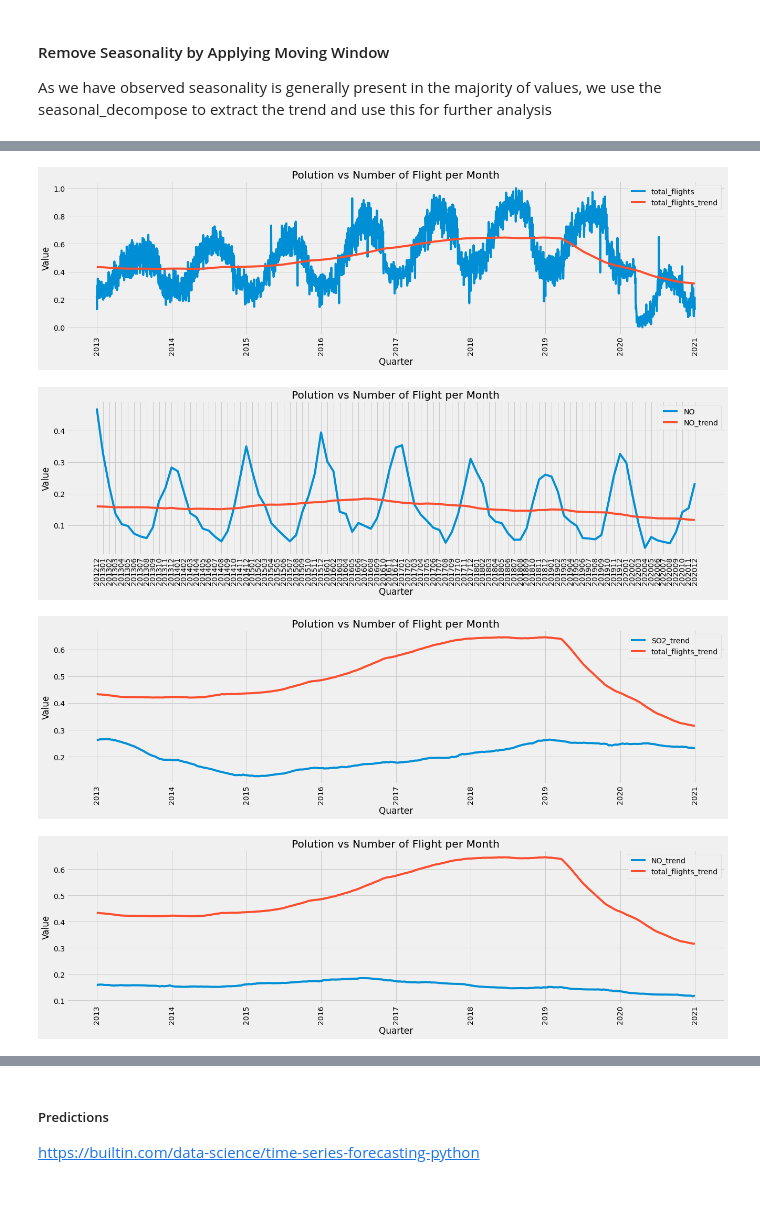
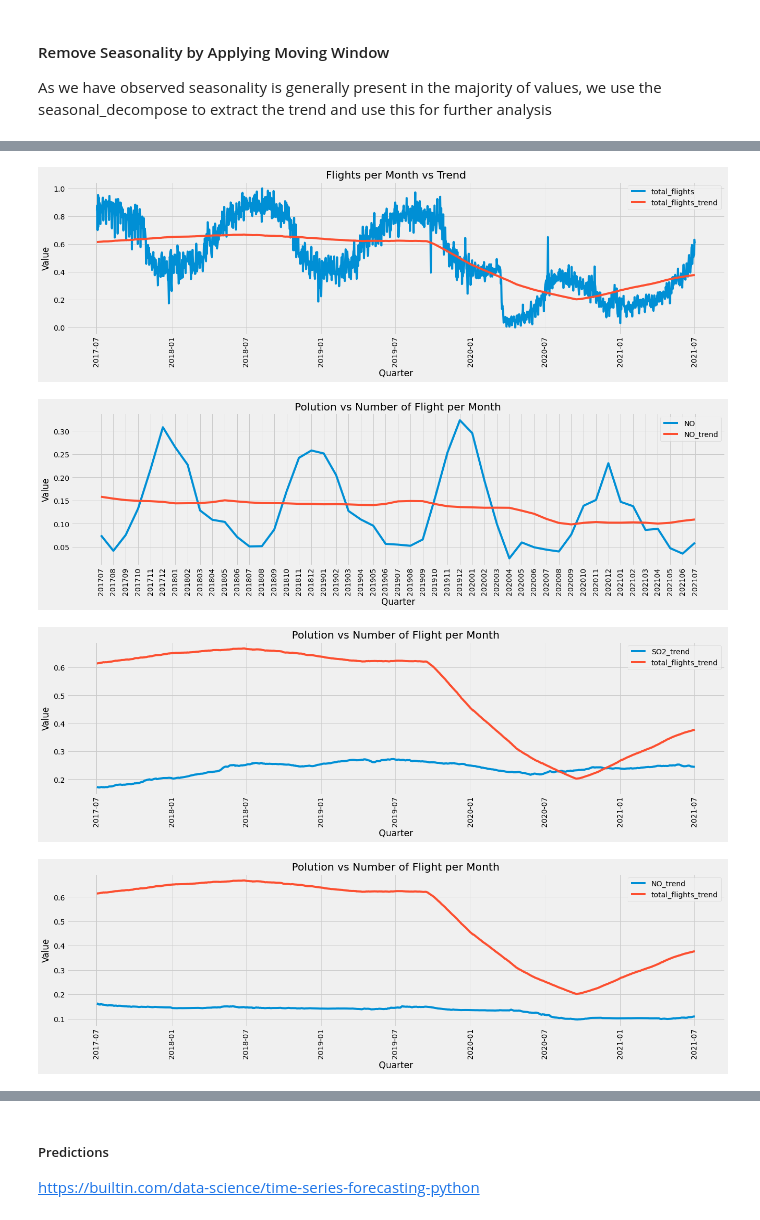
Before and after one commit to georgioschr/The-Air-Traffic-and-the-Air-Pollution, a Jupyter notebook: notebook/data_analysis.ipynb, the cells around one changed output, grey strips where cells are left out. Cells and saved outputs as stored; diff of their text form; code cells hidden in the pictures.

```diff
--- a/notebook/data_analysis.ipynb
+++ b/notebook/data_analysis.ipynb
@@ -15,6 +20,7 @@ import numpy as np
 
 df_quality = pd.read_csv("..\datasets\cyprus_air_quality\Data_Daily_All.csv")
 df_quality['date'] = pd.to_datetime(df_quality['date'])
+df_quality = df_quality.loc[df_quality['date'].dt.year >= 2017]
 print(df_quality.shape)
 df_quality.head(5)
 # %% [output]
@@ -54,6 +60,7 @@ df_quality.head(10)
 # %%
 df_traffic = pd.read_csv("..\datasets\cyprus_airport_air_traffic\csv\CYPRUS_AIRPORTS_DAILY_AIR_TRAFFIC_2018_2021_TOTAL.csv")
 df_traffic['date'] = pd.to_datetime(df_traffic['date'])
+df_traffic = df_traffic.loc[df_quality['date'].dt.year >= 2017]
 df_traffic
 #Merge the data and apply conver data to timestamp
 df_quality_traffic = df_quality.merge(df_traffic,how='inner', on=["date","station_code"])
@@ -173,0 +199,13 @@ df_quality_traffic = df.copy()
+# %%
+df = df_quality_traffic.copy() #.loc[df_quality_traffic_norm['airport']=='Larnaka']
+df['quarter'] = df['date'].dt.strftime('%Y%w')
+df  = df.groupby(['quarter','airport'])['pollution_level'].mean().reset_index()
+
+# Using a inbuilt style to change
+# the look and feel of the plot
+plt.style.use("fivethirtyeight")
+
+col_val = ['pollution_level']
+df = df.pivot(index='quarter', columns= 'airport', values='pollution_level')#.reset_index()
+
+df.plot.bar(figsize=(20, 12), title = 'Pollution Level By City')
@@ -425,8 +469,6 @@ plot_acf(df_plt['total_flights']);
 As we have observed seasonality is generally present in the majority of values, we use the seasonal_decompose to extract the trend and use this for further analysis
 # %%
 df_decomposed = df_quality_traffic_norm[df_quality_traffic_norm['airport']=='Larnaka'].copy()
-#df_decomposed['year_month'] = df_decomposed['date'].dt.strftime('%Y%m')
-#df_decomposed = df_decomposed.groupby(['year_month','airport']).mean()
 df_decomposed.index = pd.DatetimeIndex(df_decomposed['date'])
 df_decomposed.index = pd.DatetimeIndex(df_decomposed.index.values,
                                freq=df_decomposed.index.inferred_freq)
@@ -435,7 +477,7 @@ df_decomposed.index = pd.DatetimeIndex(df_decomposed.index.values,
 
 col_val = ['C6H6','CO','NO','NOX','O3','SO2','total_flights']
 for c in col_val:
-    decompose_result = seasonal_decompose(df_decomposed[c].values, model='additive', period=730)
+    decompose_result = seasonal_decompose(df_decomposed[c].values, model='additive', period=365)
     df_decomposed[str(c)+'_trend'] = decompose_result.trend
 
 df_decomposed  = df_decomposed.loc[~df_decomposed.total_flights_trend.isna()]
@@ -482,12 +534,12 @@ df_plt[plt_col].corr().style.background_gradient(cmap='coolwarm')
 # %%
 plt_col = ['total_flights','total_flights_trend']
 df_plt = df_decomposed.copy()
 #df_plt['year_month'] = df_plt['date'].dt.strftime('%Y%m')
 #df_plt = df_plt.groupby('year_month').mean()
 #f_plt = df_plt.set_index('year_month')[plt_col]
-plot_trend(df_plt,plt_col,"Quarter","Value","Polution vs Number of Flight per Month")
+plot_trend(df_plt,plt_col,"Quarter","Value","Flights per Month vs Trend")
 # %% [output]
-[figure, old version]
+[figure, new version]
 # %%
 plt_col = ['NO','NO_trend']
 df_plt = df_decomposed.copy()
@@ -495,14 +547,14 @@ df_plt['year_month'] = df_plt['date'].dt.strftime('%Y%m')
 df_plt = df_plt.groupby('year_month').mean()
 plot_trend(df_plt,plt_col,"Quarter","Value","Polution vs Number of Flight per Month")
 # %% [output]
-[figure, old version]
+[figure, new version]
 # %%
 plt_col = ['SO2_trend','total_flights_trend']
 df_plt = df_decomposed.copy()
 df_plt = df_plt.set_index('date')[plt_col]
 plot_trend(df_plt,plt_col,"Quarter","Value","Polution vs Number of Flight per Month")
 # %% [output]
-[figure, old version]
+[figure, new version]
 # %%
 #https://www.noxfondet.no/en/articles/what-is-nox/
 plt_col = ['NO_trend','total_flights_trend']
@@ -510,5 +562,5 @@ df_plt = df_decomposed.copy()
 df_plt = df_plt.set_index('date')[plt_col]
 plot_trend(df_plt,plt_col,"Quarter","Value","Polution vs Number of Flight per Month")
 # %% [output]
-[figure, old version]
+[figure, new version]
 # %%
```
Also changed, not shown: parts of 31 cells of this notebook.
